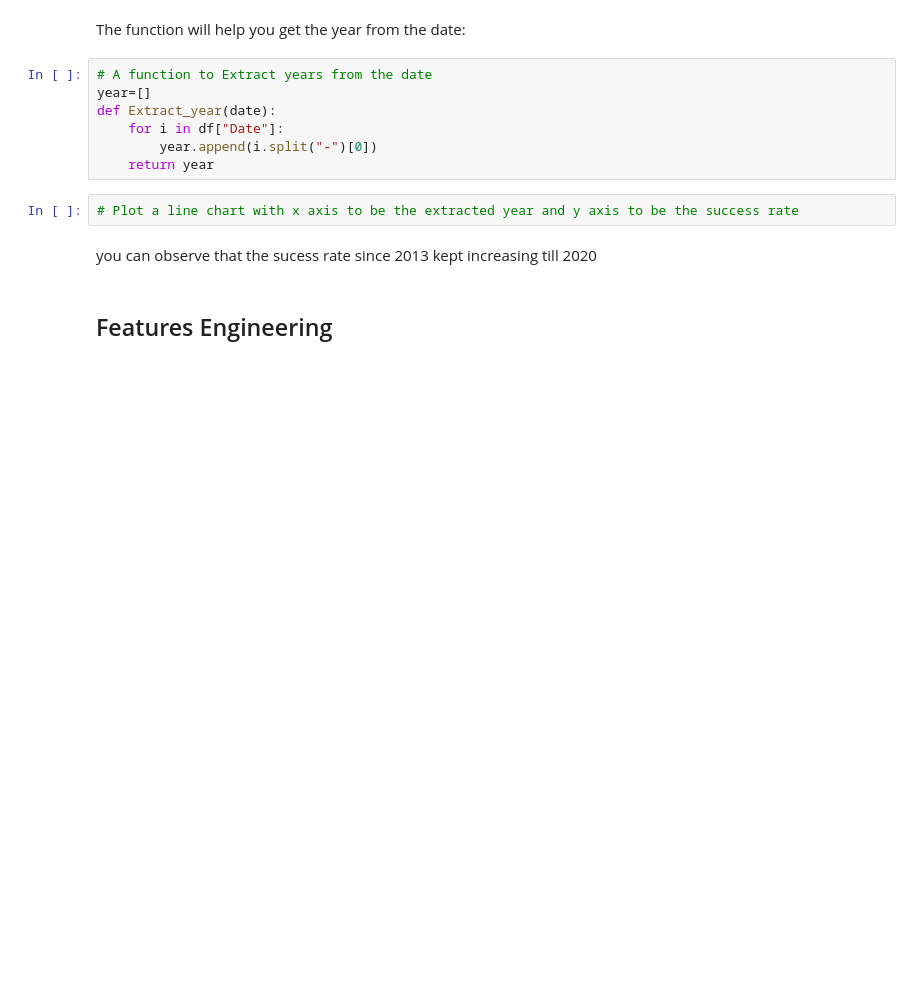
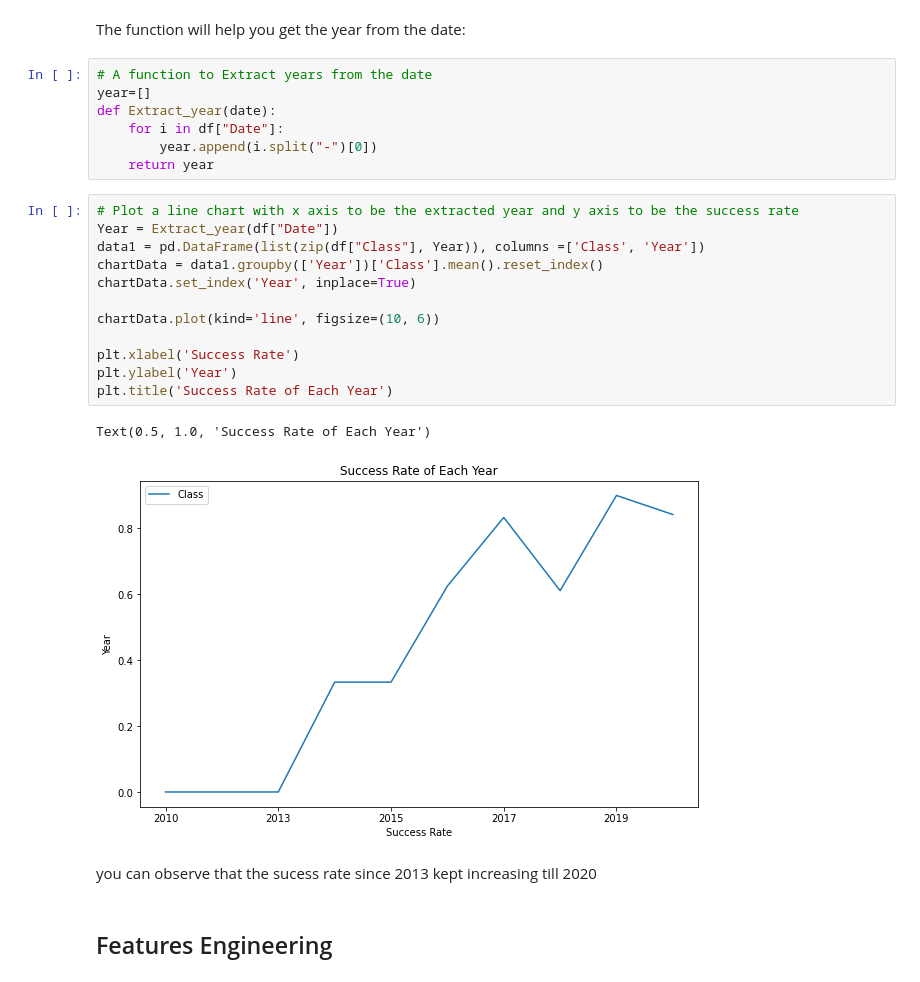
Before and after one commit to safiee5871/Coursera-Data-Science, a Jupyter notebook: EDA with Visualization.ipynb, the cells around one changed output. Saved outputs shown, nothing was run; the diff lists cells and outputs as text; blank space fills up the shorter version.

```diff
--- a/EDA with Visualization.ipynb
+++ b/EDA with Visualization.ipynb
@@ -175,6 +175,19 @@ def Extract_year(date):
     return year
 # %%
 # Plot a line chart with x axis to be the extracted year and y axis to be the success rate
+Year = Extract_year(df["Date"])
+data1 = pd.DataFrame(list(zip(df["Class"], Year)), columns =['Class', 'Year'])
+chartData = data1.groupby(['Year'])['Class'].mean().reset_index()
+chartData.set_index('Year', inplace=True)
+
+chartData.plot(kind='line', figsize=(10, 6))
+
+plt.xlabel('Success Rate')
+plt.ylabel('Year')
+plt.title('Success Rate of Each Year')
+# %% [output]
+Text(0.5, 1.0, 'Success Rate of Each Year')
+[figure, added]
 # %% [markdown]
 you can observe that the sucess rate since 2013 kept increasing till 2020
 # %% [markdown]
```
Also changed, not shown: parts of 4 cells of this notebook.
